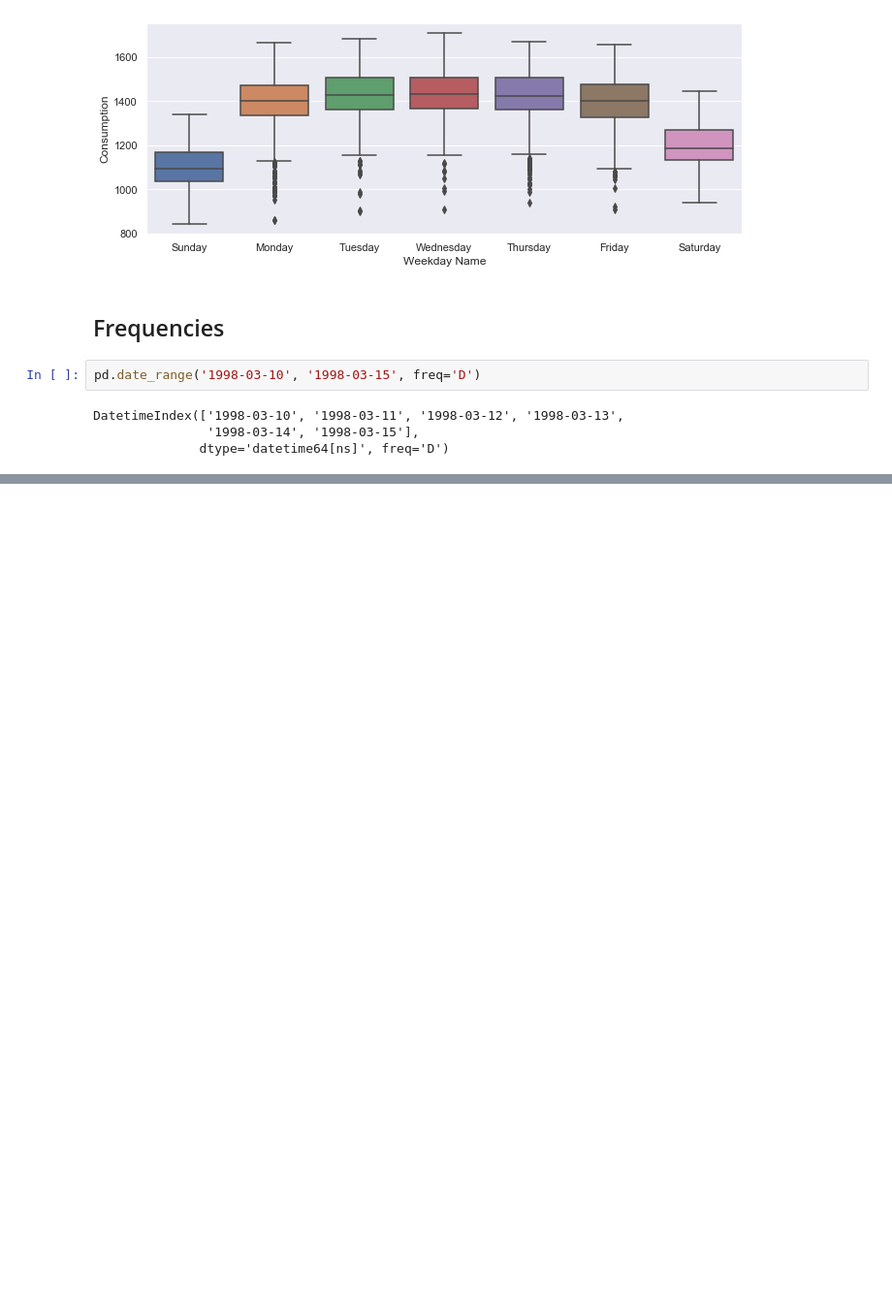
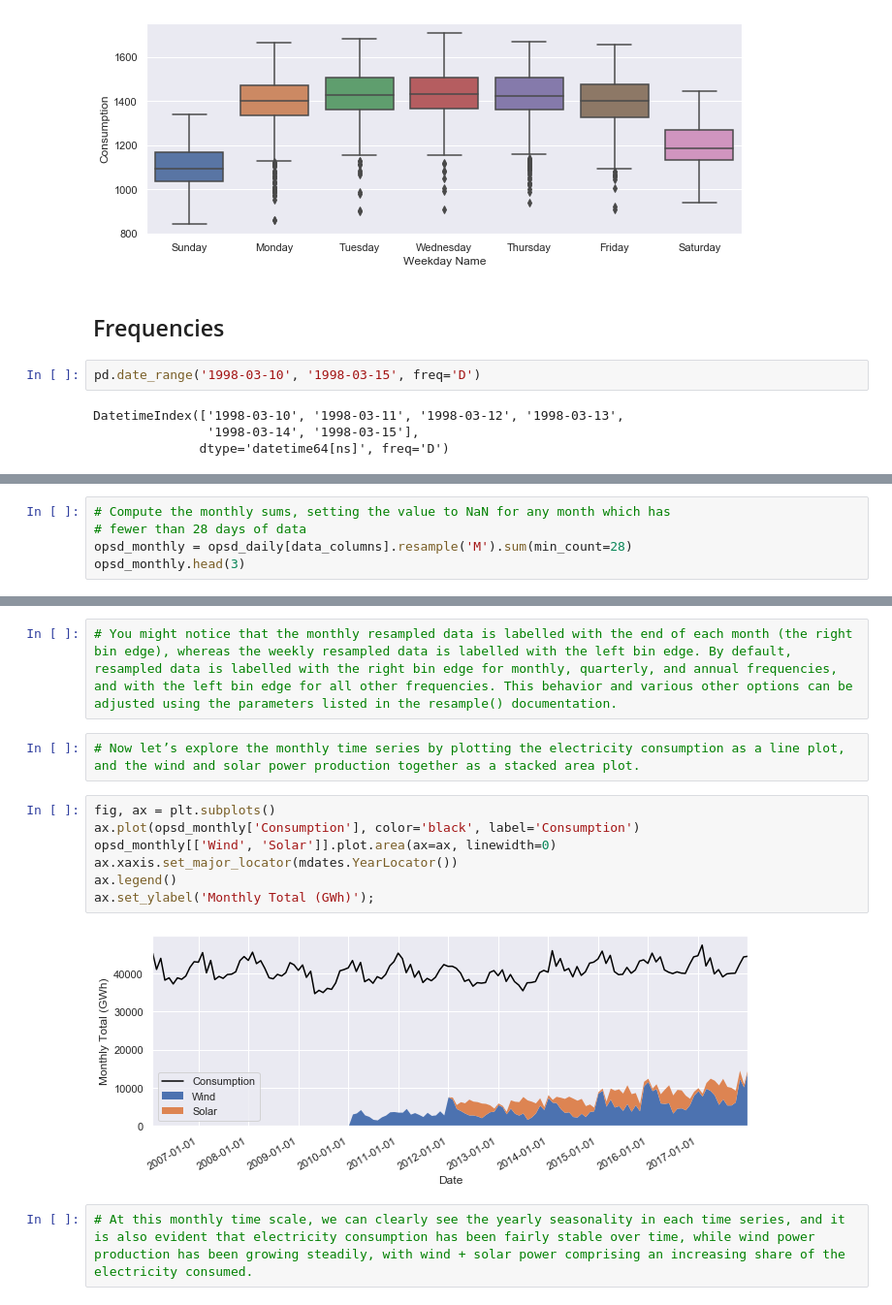
Before and after one commit to xiao3/small_test, a Jupyter notebook: test_open_power_systems.ipynb, the cells around one changed output, grey strips where cells are left out. Shown at 97% size. Saved outputs shown, nothing was run; the diff lists cells and outputs as text; blank space fills up the shorter version.

```diff
--- a/open_power_systems.ipynb
+++ b/test_open_power_systems.ipynb
@@ -228,0 +323,5 @@ DatetimeIndex(['1998-03-10', '1998-03-11', '1998-03-12', '1998-03-13',
+# %%
+# Compute the monthly sums, setting the value to NaN for any month which has
+# fewer than 28 days of data
+opsd_monthly = opsd_daily[data_columns].resample('M').sum(min_count=28)
+opsd_monthly.head(3)
@@ -228,0 +334,15 @@ DatetimeIndex(['1998-03-10', '1998-03-11', '1998-03-12', '1998-03-13',
+# %%
+# You might notice that the monthly resampled data is labelled with the end of each month (the right bin edge), whereas the weekly resampled data is labelled with the left bin edge. By default, resampled data is labelled with the right bin edge for monthly, quarterly, and annual frequencies, and with the left bin edge for all other frequencies. This behavior and various other options can be adjusted using the parameters listed in the resample() documentation.
+# %%
+# Now let’s explore the monthly time series by plotting the electricity consumption as a line plot, and the wind and solar power production together as a stacked area plot.
+# %%
+fig, ax = plt.subplots()
+ax.plot(opsd_monthly['Consumption'], color='black', label='Consumption')
+opsd_monthly[['Wind', 'Solar']].plot.area(ax=ax, linewidth=0)
+ax.xaxis.set_major_locator(mdates.YearLocator())
+ax.legend()
+ax.set_ylabel('Monthly Total (GWh)');
+# %% [output]
+[figure, added]
+# %%
+# At this monthly time scale, we can clearly see the yearly seasonality in each time series, and it is also evident that electricity consumption has been fairly stable over time, while wind power production has been growing steadily, with wind + solar power comprising an increasing share of the electricity consumed.
```
Also changed, not shown: parts of 19 cells of this notebook, 3 other files.
